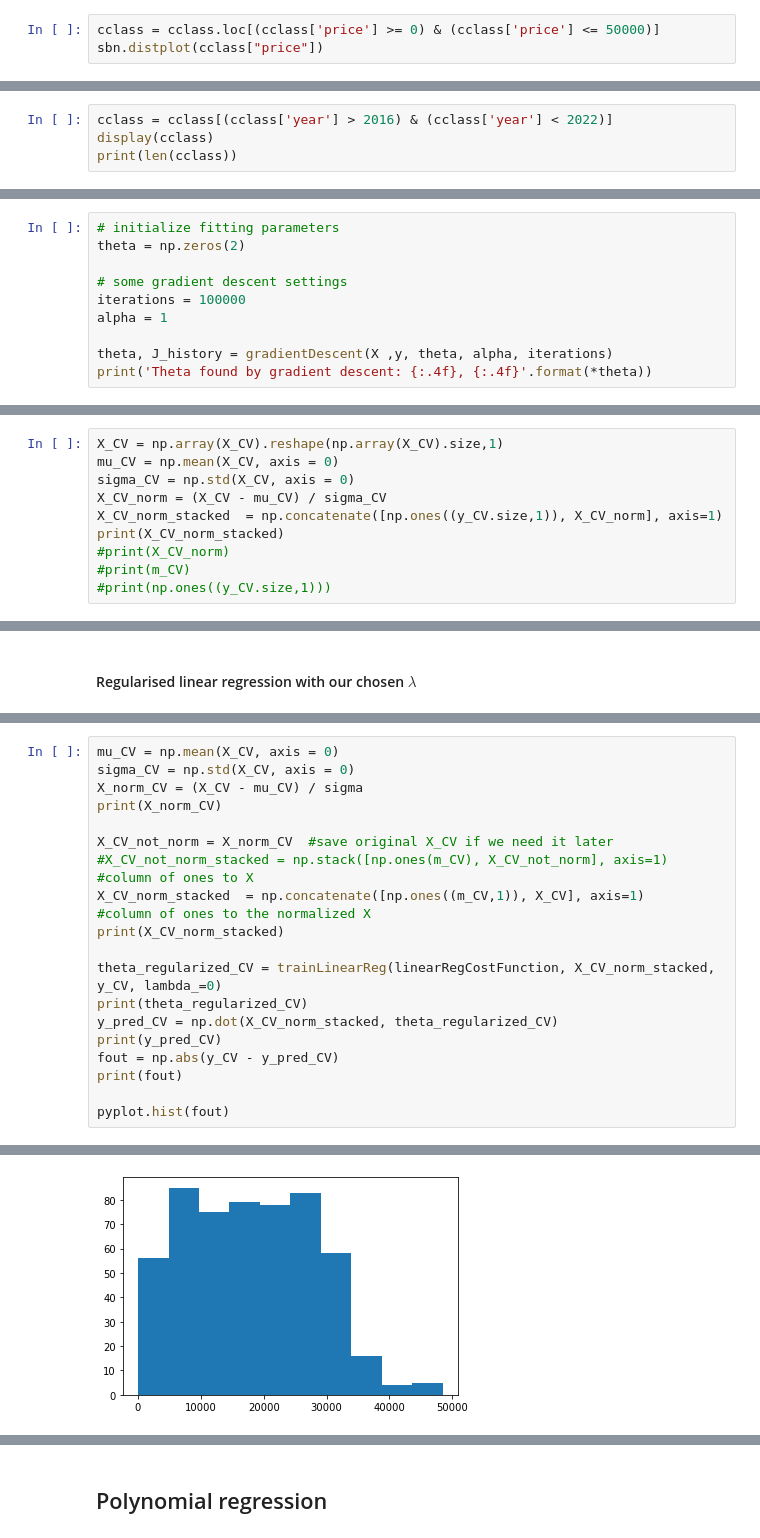
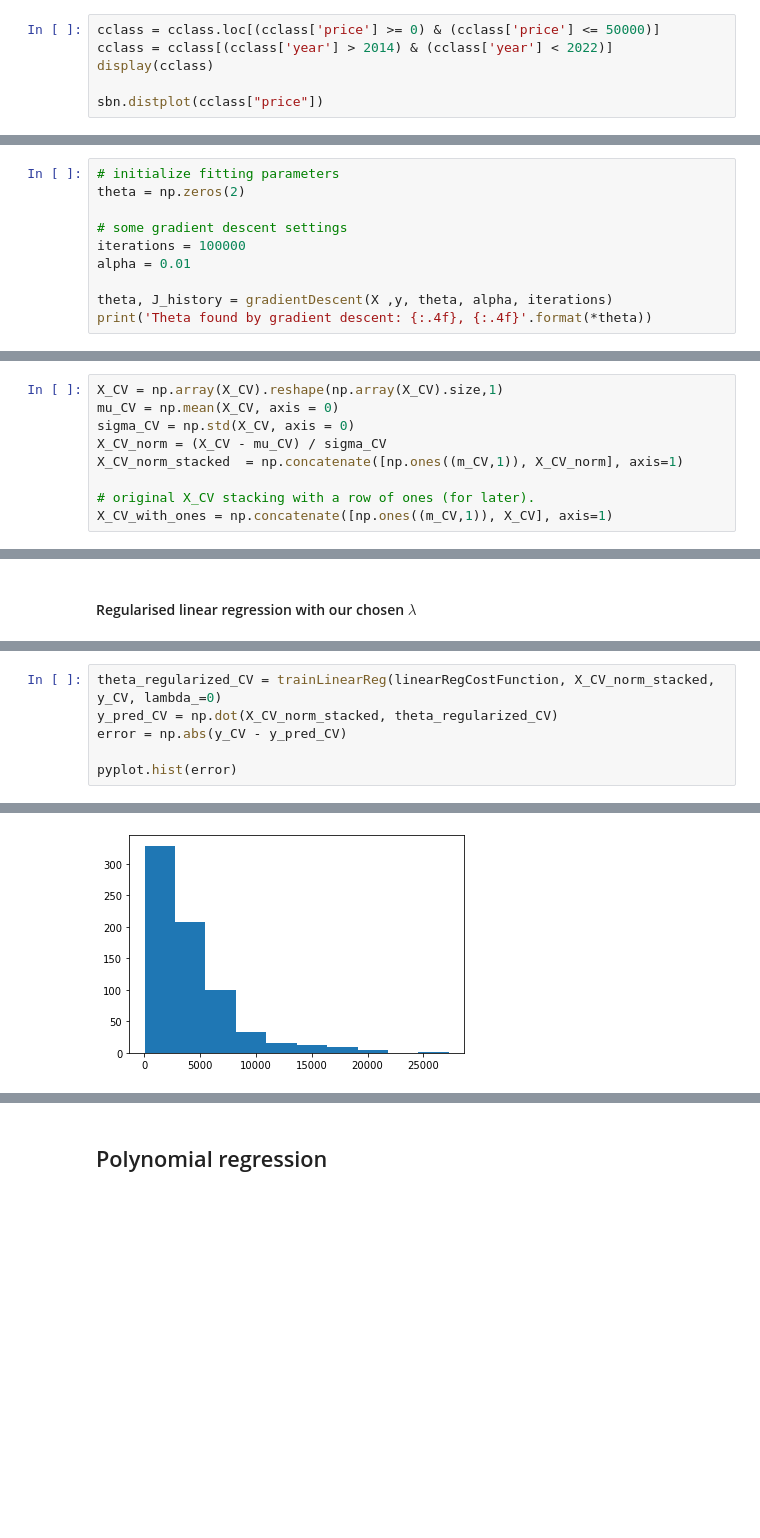
Before and after one commit to LuigiGuerriero1999/machine_learning_project, a Jupyter notebook: Machine Learning Project UK Used Car Data .ipynb, the cells around one changed output, grey strips where cells are left out. Drawn from its saved outputs; the diff is of its cells as text; blank space fills up the shorter version.

```diff
--- a/Machine Learning Project UK Used Car Data .ipynb
+++ b/Machine Learning Project UK Used Car Data .ipynb
@@ -150,5 +127,8 @@ There are a lot of outliers above the 50000 price that do not respresent the maj
 Since we want to examine the C-class W205 model we have to filter out the C-classes that are not in the 2014-2021 year-range:
 # %%
 cclass = cclass.loc[(cclass['price'] >= 0) & (cclass['price'] <= 50000)]
+cclass = cclass[(cclass['year'] > 2014) & (cclass['year'] < 2022)]
+display(cclass)
+
 sbn.distplot(cclass["price"])
 # %% [output]
@@ -157,4 +149,0 @@ sbn.distplot(cclass["price"])
-# %%
-cclass = cclass[(cclass['year'] > 2016) & (cclass['year'] < 2022)]
-display(cclass)
-print(len(cclass))
@@ -337,7 +274,7 @@ theta = np.zeros(2)
 
 # some gradient descent settings
 iterations = 100000
-alpha = 1
+alpha = 0.01
 
 theta, J_history = gradientDescent(X ,y, theta, alpha, iterations)
 print('Theta found by gradient descent: {:.4f}, {:.4f}'.format(*theta))
@@ -436,8 +349,7 @@ X_CV = np.array(X_CV).reshape(np.array(X_CV).size,1)
 mu_CV = np.mean(X_CV, axis = 0)
 sigma_CV = np.std(X_CV, axis = 0)
 X_CV_norm = (X_CV - mu_CV) / sigma_CV
-X_CV_norm_stacked  = np.concatenate([np.ones((y_CV.size,1)), X_CV_norm], axis=1)
-print(X_CV_norm_stacked)
-#print(X_CV_norm)
-#print(m_CV)
-#print(np.ones((y_CV.size,1)))
+X_CV_norm_stacked  = np.concatenate([np.ones((m_CV,1)), X_CV_norm], axis=1)
+
+# original X_CV stacking with a row of ones (for later).
+X_CV_with_ones = np.concatenate([np.ones((m_CV,1)), X_CV], axis=1)
@@ -575,20 +449,7 @@ for i in range(m):
 # %%
-mu_CV = np.mean(X_CV, axis = 0)
-sigma_CV = np.std(X_CV, axis = 0)
-X_norm_CV = (X_CV - mu_CV) / sigma
-print(X_norm_CV)
+theta_regularized_CV = trainLinearReg(linearRegCostFunction, X_CV_norm_stacked, y_CV, lambda_=0)
+y_pred_CV = np.dot(X_CV_norm_stacked, theta_regularized_CV)
+error = np.abs(y_CV - y_pred_CV)
 
-X_CV_not_norm = X_norm_CV  #save original X_CV if we need it later
-#X_CV_not_norm_stacked = np.stack([np.ones(m_CV), X_CV_not_norm], axis=1)  #column of ones to X
-X_CV_norm_stacked  = np.concatenate([np.ones((m_CV,1)), X_CV], axis=1)                      #column of ones to the normalized X
-print(X_CV_norm_stacked)
-
-theta_regularized_CV = trainLinearReg(linearRegCostFunction, X_CV_norm_stacked, y_CV, lambda_=0)
-print(theta_regularized_CV)
-y_pred_CV = np.dot(X_CV_norm_stacked, theta_regularized_CV)
-print(y_pred_CV)
-fout = np.abs(y_CV - y_pred_CV)
-print(fout)
-
-pyplot.hist(fout)
+pyplot.hist(error)
 # %% [output]
@@ -617 +461 @@ pyplot.hist(fout)
-[figure, old version]
+[figure, new version]
```
Also changed, not shown: parts of 81 cells of this notebook.
